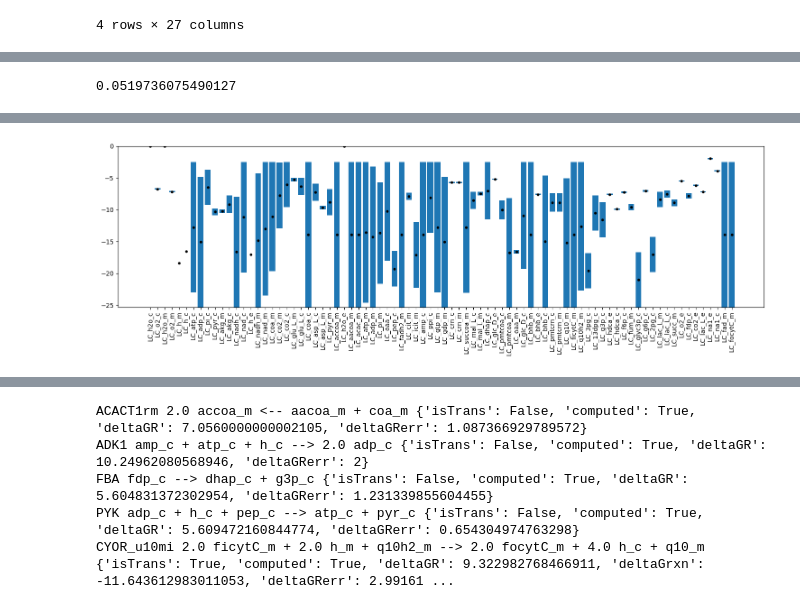
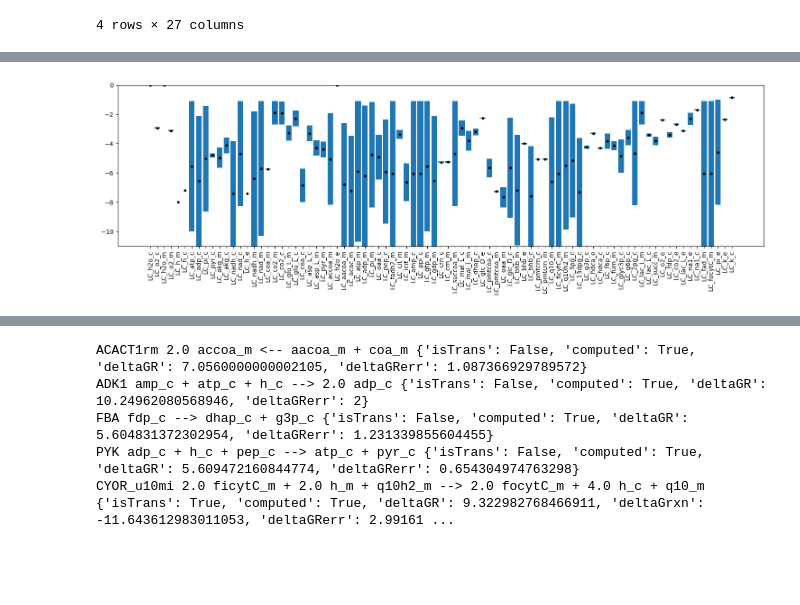
Before and after one commit to weilandtd/competitive_catabolism, a Jupyter notebook: mechanistic_model/data_integration.ipynb, the cells around one changed output, grey strips where cells are left out. Drawn from its saved outputs; the diff is of its cells as text; code cells hidden in the pictures; blank space fills up the shorter version.

Commit message:
BFC: modeling progress integrating more data and sanitiy checks before integrating membrane potetnial effects

```diff
--- a/mechanistic_model/data_integration.ipynb
+++ b/mechanistic_model/data_integration.ipynb
@@ -17,0 +74,8 @@ reduced_model.thermo_data['metabolites']['cpd00971']['error']  = 'Nil'
+# %%
+# Thermodynamic annotation
+reduced_model.thermo_data['metabolites']['cpd00205']['deltaGf_std'] = 1.0
+reduced_model.thermo_data['metabolites']['cpd00205']['deltaGf_err'] = 0.1
+reduced_model.thermo_data['metabolites']['cpd00205']['error']  = 'Nil'
+reduced_model.thermo_data['metabolites']['cpd00205']['pKa']  = []
+
+reduced_model.thermo_data['metabolites']['cpd00971']['pKa']  = []
@@ -339,7 +540,7 @@ reduced_model.reactions.EX_o2_e.bounds = (-o2_uptake, -o2_uptake)
 #Dont waste ATP by cycling via ACYP
 reduced_model.reactions.ACYP.bounds = (0,0)
 
-# MDHm is forward driven
+# MDHm is forward driven (TCA is turning)
 reduced_model.reactions.MDHm.bounds = (0.1, 100)
 
 reduced_model.optimize()
@@ -350,8 +551,11 @@ glucose_direct_contribution = 0.042 / 6 / total_carbon_contribution_modeled
 lactate_direct_contribution = 0.24 / 3 / total_carbon_contribution_modeled
 bhb_direct_contribution = 0.021 / 4 / total_carbon_contribution_modeled
 
+# Glucose uptake in redmuscle 20 nmol/min/gDW -> This seem to be more accutalty reflecting that glucose uptake is about 10%  of the oxygen uptake
+glucose_uptake_est = 20/1000
+reduced_model.reactions.EX_glc_D_e.bounds = (-glucose_uptake_est, -glucose_uptake_est)
+#reduced_model.reactions.EX_glc_D_e.bounds = (-co2_production * glucose_direct_contribution, -co2_production * glucose_direct_contribution)
 
-reduced_model.reactions.EX_glc_D_e.bounds = (-co2_production * glucose_direct_contribution, -co2_production * glucose_direct_contribution)
 reduced_model.reactions.EX_lac_L_e.bounds = (-co2_production * lactate_direct_contribution, -co2_production * lactate_direct_contribution)
 reduced_model.reactions.EX_bhb_e.bounds = (-co2_production * bhb_direct_contribution, -co2_production * bhb_direct_contribution)
 
@@ -363,3 +563,11 @@ sol = reduced_model.optimize()
+# %%
+# Phosphate turnover
+reduced_model.reactions.PIt1.bounds  = (0.01, 0.02) # 1-2 umol/h/gD - 0.01-0.02 umol/min/gDW
+reduced_model.reactions.PiE.bounds  = (-100, 100)
+reduced_model.optimize()
+
+# Potassium turnover
+reduced_model.reactions.K_channel.bounds = (-1.1,-1)
 # %%
 # Make a pi chart of the carbon contribution of the different metabolites
 # Uptakes rates
@@ -655,18 +992,15 @@ print(sol.objective_value)
 # %%
-sol = reduced_model.optimize()
-carbohydrate_lac_eq_flux_in = (sol['EX_glc_D_e'] * 2 + sol['EX_lac_L_e']) * -1
-lac_uptake = sol['EX_lac_L_e'] * -1
+# Here we choose a flux profile
 
-# We need to make additional flux assumptions to identify the a flux profile
-reduced_model.reactions.LDH_L.bounds = (0, 100)
-reduced_model.reactions.LDH_Lm.bounds = (-0.01, 0)
+# Limit LDHm reverse
+reduced_model.reactions.LDH_Lm.bounds = (-0.05, -0.001)
 
 # Assume the direaction of all three shuttles
-reduced_model.reactions.AKGMALtm.bounds = (0.02, 0.15)
-reduced_model.reactions.G3PD1.bounds = (-0.15, -0.02)
+reduced_model.reactions.AKGMALtm.bounds = (0, 0.15)
+reduced_model.reactions.G3PD1.bounds = (-0.15, -0.0)
 
 # LDH-D (Fe2+) is not the dominant LDH in muscle
-reduced_model.reactions.L_LACDcm.bounds = (0, 0.1)
+reduced_model.reactions.L_LACDcm.bounds = (0.001, 0.002)
 
 sol = reduced_model.optimize()
 # %%
@@ -765,10 +1068,6 @@ plt.xticks(rotation=90)
 for rxn in reduced_model.reactions:
     if FVA.loc[rxn.id].minimum < 0 and FVA.loc[rxn.id].maximum > 0:
         print(rxn.id, rxn.reaction)
-# %%
-np.exp(0.03/reduced_model.RT) - 1
-# %% [output]
-0.0519736075490127
 # %%
 # Force minimal flux of 1e-4 and deltaG of -1e-4
 EPSILON_DG = 0.03 # Eqivanet to about 5% displacement
@@ -813,8 +1114,14 @@ TVA = variability_analysis(reduced_model, kind=LogConcentration)
 
 # Plot the fluxes as bars starting at min and ending at max
 plt.figure(figsize=(15, 5))
+
+# Transform from log to log10 -> scale with log10(e)
+TVA['minimum'] = TVA.minimum * np.log10(np.exp(1))
+TVA['maximum'] = TVA.maximum * np.log10(np.exp(1))
+
 TVA['range'] = TVA.maximum - TVA.minimum
 TVA['mid'] = (TVA.maximum + TVA.minimum) / 2
+
 
 plt.bar(TVA.index, TVA.range, bottom=TVA.minimum)
 plt.scatter(TVA.index, TVA.mid, color='k', s=10)
@@ -827,4 +1134,4 @@ plt.show()
-[figure, old version]
+[figure, new version]
 # %%
 from pytfa.analysis import  apply_reaction_variability,     \
                             apply_generic_variability,      \
```
Also changed, not shown: parts of 78 cells of this notebook, 12 other files.
